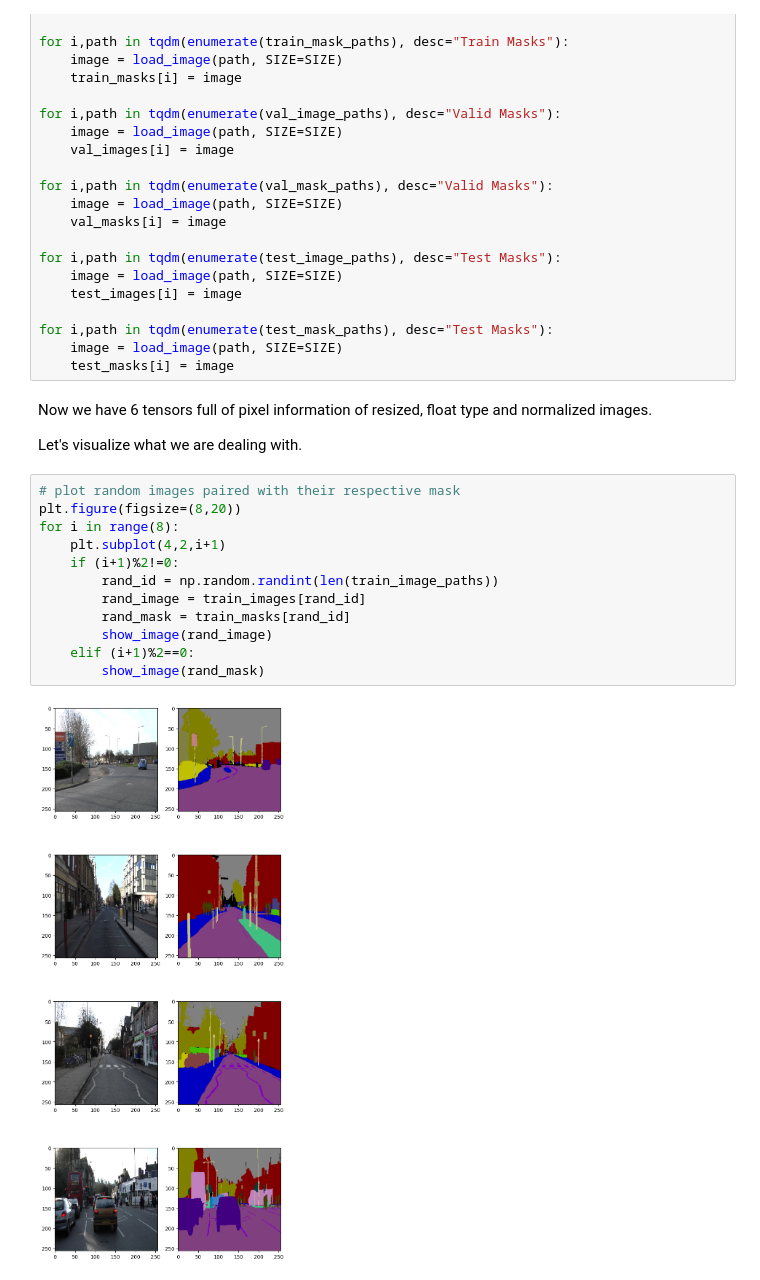
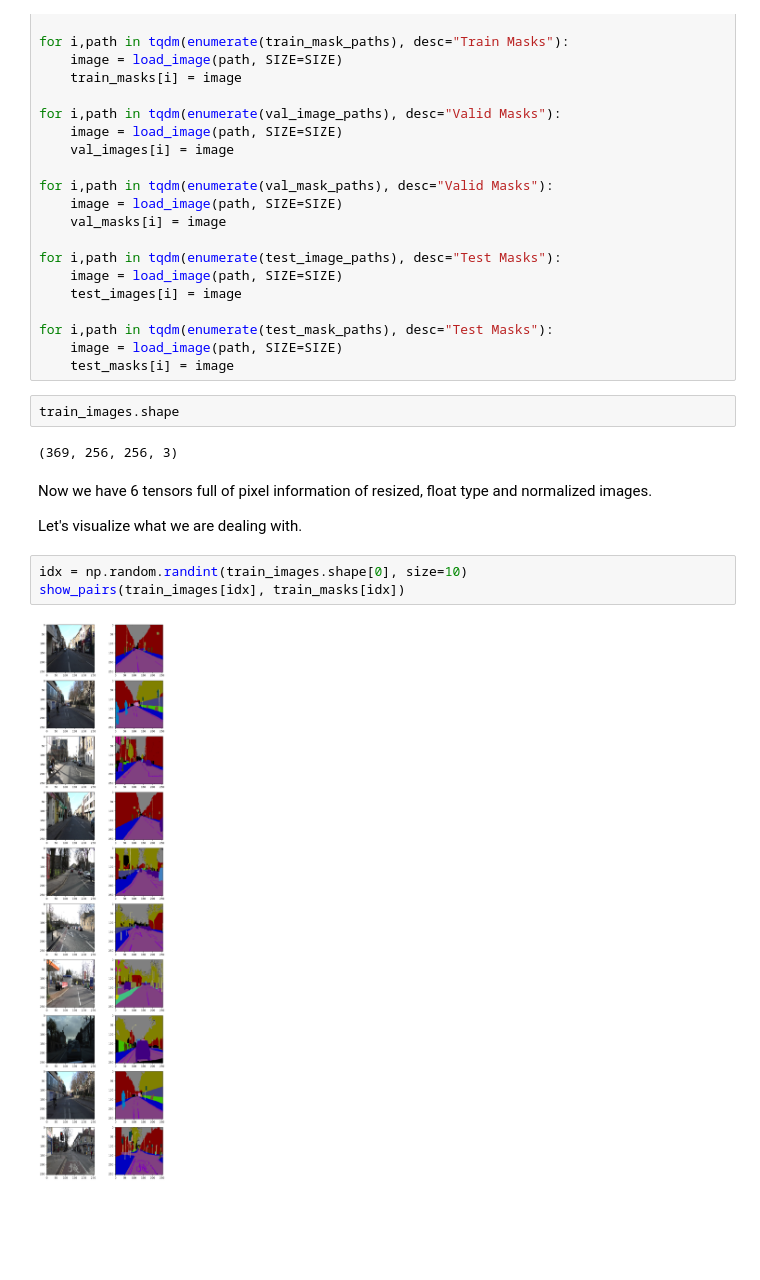
Before and after one commit to DavidAlexanderMoe/Road-Semantic-Segmentation-with-Unets, a Jupyter notebook: 1. Data loading.ipynb, the cells around one changed output. Cells and saved outputs as stored; diff of their text form; blank space fills up the shorter version.

```diff
--- a/1. Data loading.ipynb
+++ b/1. Data loading.ipynb
@@ -125,21 +145,16 @@ for i,path in tqdm(enumerate(test_image_paths), desc="Test Masks"):
 for i,path in tqdm(enumerate(test_mask_paths), desc="Test Masks"):
     image = load_image(path, SIZE=SIZE)
     test_masks[i] = image
+# %%
+train_images.shape
+# %% [output]
+(369, 256, 256, 3)
 # %% [markdown]
 Now we have 6 tensors full of pixel information of resized, float type and normalized images.
 
 Let's visualize what we are dealing with.
-# %%
-# plot random images paired with their respective mask
-plt.figure(figsize=(8,20))
-for i in range(8):
-    plt.subplot(4,2,i+1)
-    if (i+1)%2!=0:
-        rand_id = np.random.randint(len(train_image_paths))
-        rand_image = train_images[rand_id]
-        rand_mask = train_masks[rand_id]
-        show_image(rand_image)
-    elif (i+1)%2==0:
-        show_image(rand_mask)
-# %% [output]
-[figure, removed]
+# %%
+idx = np.random.randint(train_images.shape[0], size=10)
+show_pairs(train_images[idx], train_masks[idx])
+# %% [output]
+[figure, added]
```
Also changed, not shown: parts of 14 cells of this notebook.
